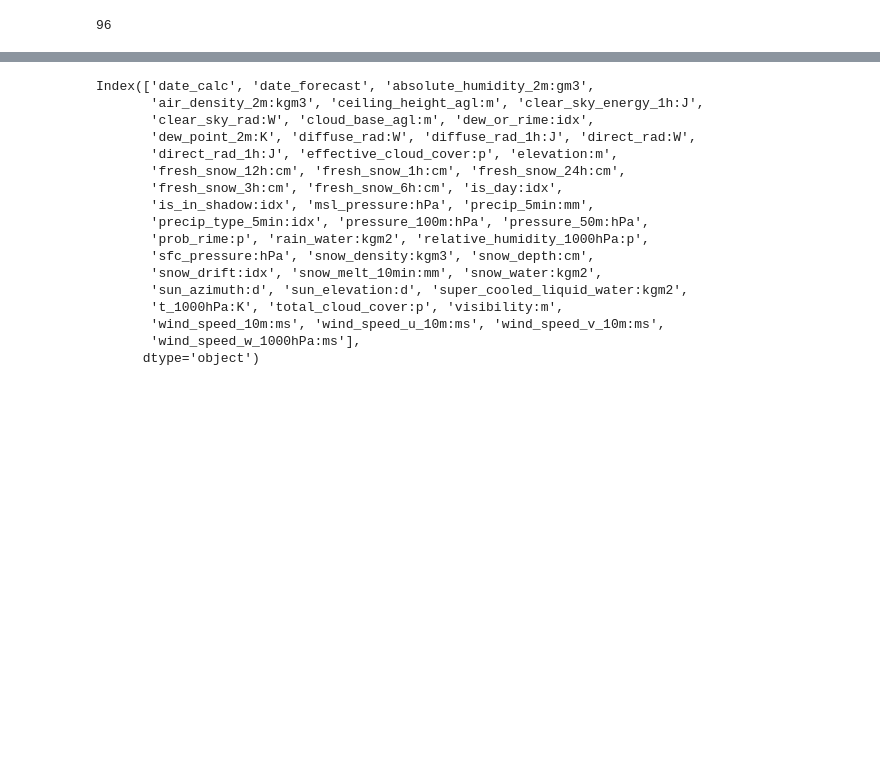
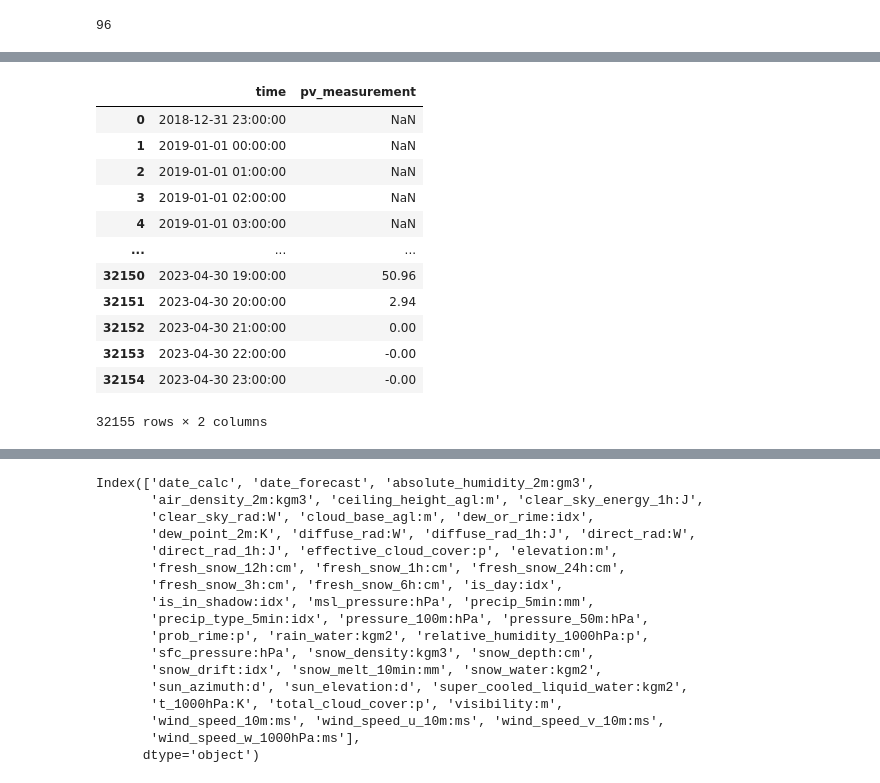
Before and after one commit to jacob-a-worsoe/stabekk, a Jupyter notebook: data/read_files.ipynb, the cells around one changed output, grey strips where cells are left out. Drawn from its saved outputs; the diff is of its cells as text; code cells hidden in the pictures; blank space fills up the shorter version.

```diff
--- a/data/read_files.ipynb
+++ b/data/read_files.ipynb
@@ -97,3 +145,19 @@ ret
+# %%
+train_c
+# %% [output]
+|  | time | pv_measurement |
+| 0 | 2018-12-31 23:00:00 | NaN |
+| 1 | 2019-01-01 00:00:00 | NaN |
+| 2 | 2019-01-01 01:00:00 | NaN |
+| 3 | 2019-01-01 02:00:00 | NaN |
+| 4 | 2019-01-01 03:00:00 | NaN |
+| ... | ... | ... |
+| 32150 | 2023-04-30 19:00:00 | 50.96 |
+| 32151 | 2023-04-30 20:00:00 | 2.94 |
+| 32152 | 2023-04-30 21:00:00 | 0.00 |
+| 32153 | 2023-04-30 22:00:00 | -0.00 |
+| 32154 | 2023-04-30 23:00:00 | -0.00 |
+32155 rows × 2 columns
 # %%
 X_train_estimated_a
 # %% [output]
```
Also changed, not shown: parts of 3 cells of this notebook.
